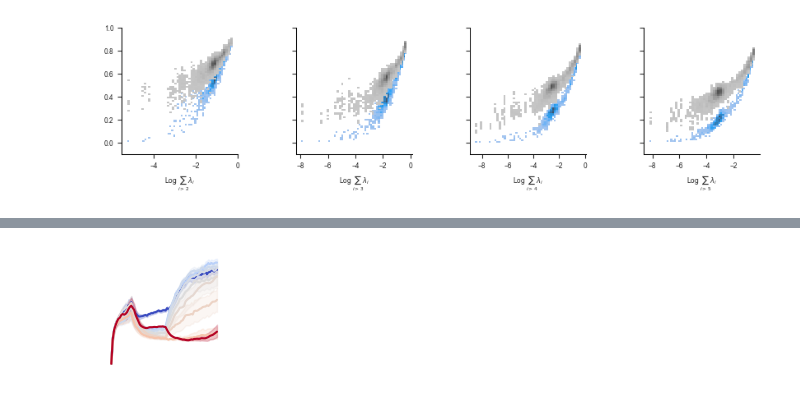
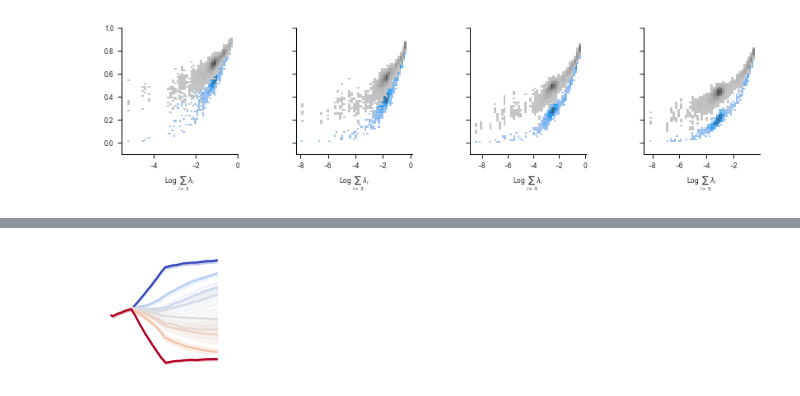
Before and after one commit to cmlangdon/embedding_dimension, a Jupyter notebook: RNN/Notebooks/Figure_2afc_var_inertia.ipynb, the cells around one changed output, grey strips where cells are left out. Cells and saved outputs as stored; diff of their text form; code cells hidden in the pictures.

```diff
--- a/RNN/Notebooks/Figure_2afc_var_inertia.ipynb
+++ b/RNN/Notebooks/Figure_2afc_var_inertia.ipynb
@@ -220,6 +220,6 @@ df.sort_values('var', ascending=True)
 # %%
 ## RESPONSE MATRIX
-model_data = df[df.model_id=='fvYe0Poa']
+model_data = df[df.model_id=='RDBREF8E']
 net = Net(n=100,input_size = 2,dale=False)
 net.recurrent_layer.weight.data = torch.tensor(model_data['w_rec'].item())
 net.recurrent_layer.bias.data = torch.tensor(model_data['bias'].item())
@@ -420,7 +362,7 @@ for k in range(u.shape[0]):
                      'motion': conditions[k]['motion_coh'],
                      'side': np.sign(conditions[k]['motion_coh']),
                      't': t,
-                     'z': output[k, t, 1],
+                     'z': output[k, t, 1]-output[k, t, 0],
        })
 new_df = pd.DataFrame(rows)
 new_df_mean = new_df.groupby(['motion', 't']).mean().reset_index()
@@ -431,31 +373,31 @@ ax = fig.add_subplot(gs[0, 0])
 sns.lineplot(data=new_df,x='t',y='z',hue='motion',ax=ax,legend=False,palette='coolwarm')
 
 #sns.scatterplot(data=new_df_mean, x='z_1', y='z_2', ax=ax, legend=False, s=3, alpha=.5, hue='t')
 # sns.scatterplot(data=new_df_mean[new_df_mean.t==74],x='z_1',y='z_2',ax=ax,legend=False,s=6,alpha=1,hue='theta',palette=palette)
 
 # Model predictions
 
 
 ax.spines['right'].set_visible(False)
 ax.spines['top'].set_visible(False)
 ax.spines['bottom'].set_visible(False)
 ax.spines['left'].set_visible(False)
 ax.set_xlabel("PC 1", fontsize=7)
 ax.set_ylabel("PC 2", fontsize=7)
 #ax.set_title(r'$\sum_{i\geq 2}\lambda_i = $'+str(np.round(variance,4)),fontsize=8)
 ax.xaxis.set_tick_params(labelsize=7, bottom=True)
 ax.yaxis.set_tick_params(labelsize=7, left=True)
 ax.spines['left'].set_color('black')
 ax.spines['bottom'].set_color('black')
 ax.axes.get_xaxis().set_visible(False)
 ax.axes.get_yaxis().set_visible(False)
 plt.gca().patch.set_alpha(0)
 # ax.set_xlim(-1.25,1.25)
 # ax.set_ylim(-1.25,1.25)
 matplotlib.rcParams['savefig.transparent'] = True
 fig.savefig('Figures/Figure_1_b.jpg',
             format='jpeg',
             dpi=450,
             bbox_inches='tight', transparent=True)
 # %% [output]
-[figure, old version]
+[figure, new version]
```
Also changed, not shown: parts of 17 cells of this notebook.
